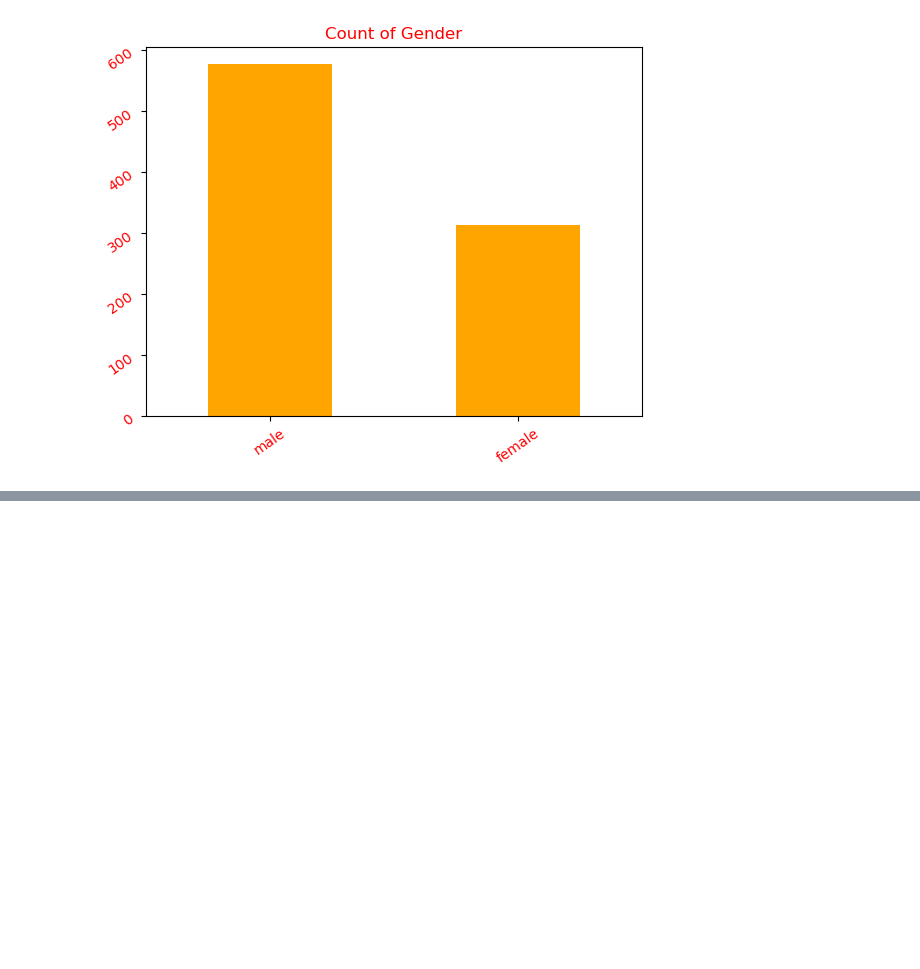
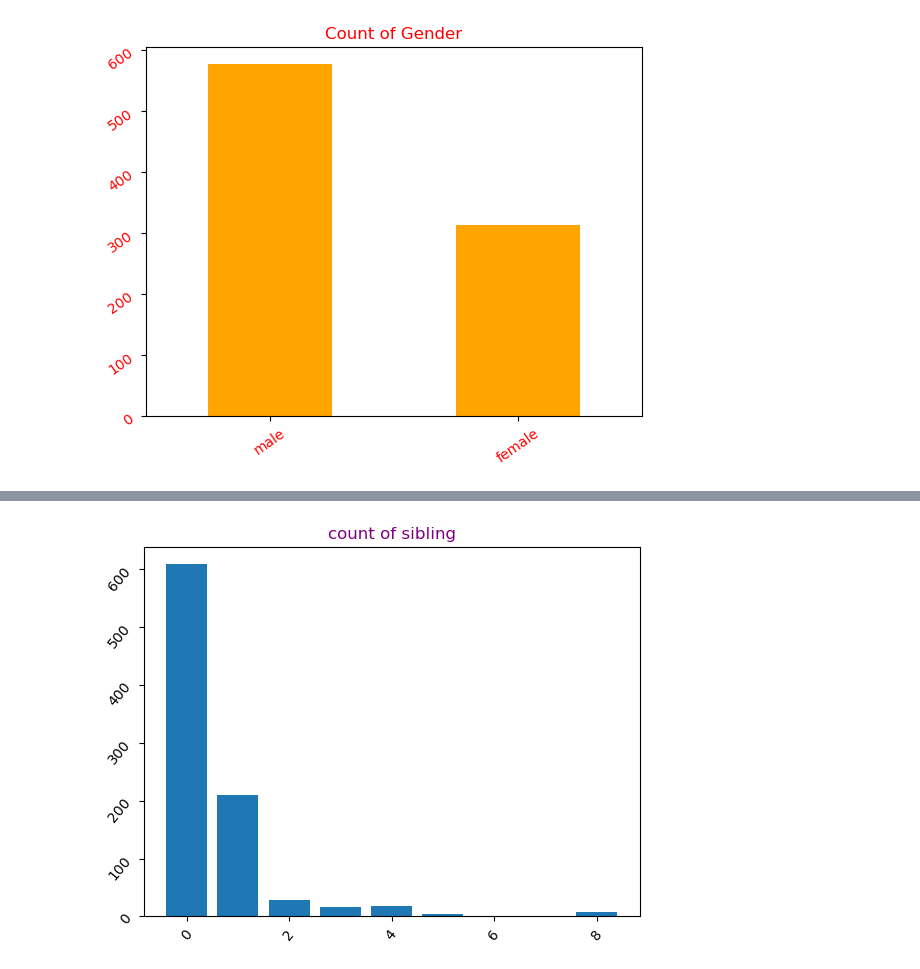
Before and after one commit to mojisola6/EDA-and-Machine-laerning-model-titanic-dataset, a Jupyter notebook: main.ipynb, the cells around one changed output, grey strips where cells are left out. Drawn from its saved outputs; the diff is of its cells as text; code cells hidden in the pictures; blank space fills up the shorter version.

```diff
--- a/main.ipynb
+++ b/main.ipynb
@@ -272,0 +283,3 @@ plt.show()
+# %%
+count_of_sibling=train["SibSp"].value_counts()
+count_of_sibling
@@ -272,0 +295,9 @@ plt.show()
+# %%
+# matplot
+plt.bar( x=count_of_sibling.index, height=count_of_sibling.values)
+plt.title("count of sibling", color="purple")
+plt.xticks(rotation=50, color="black")
+plt.yticks(rotation=50, color="black")
+plt.show()
+# %% [output]
+[figure, added]
```
Also changed, not shown: parts of 33 cells of this notebook.
